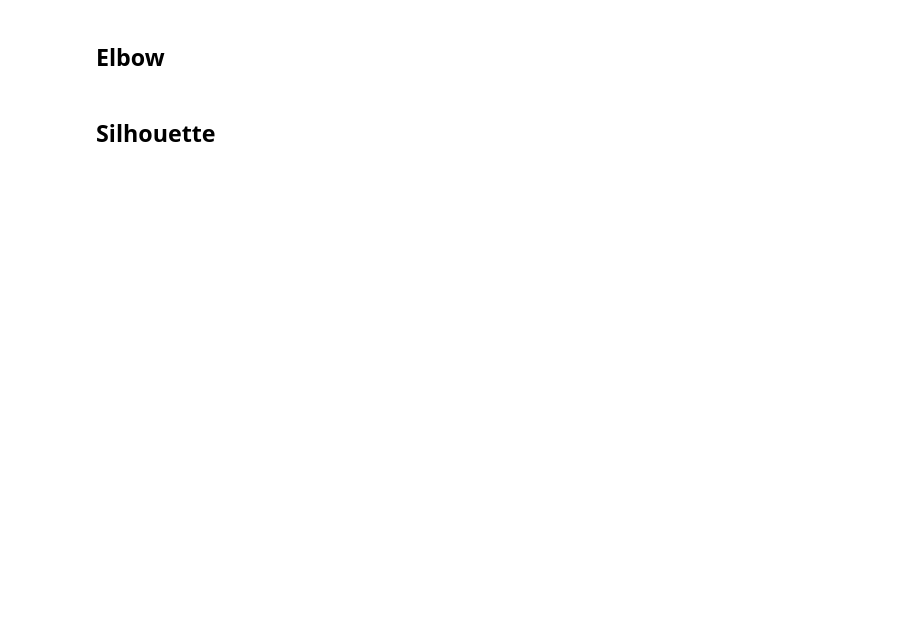
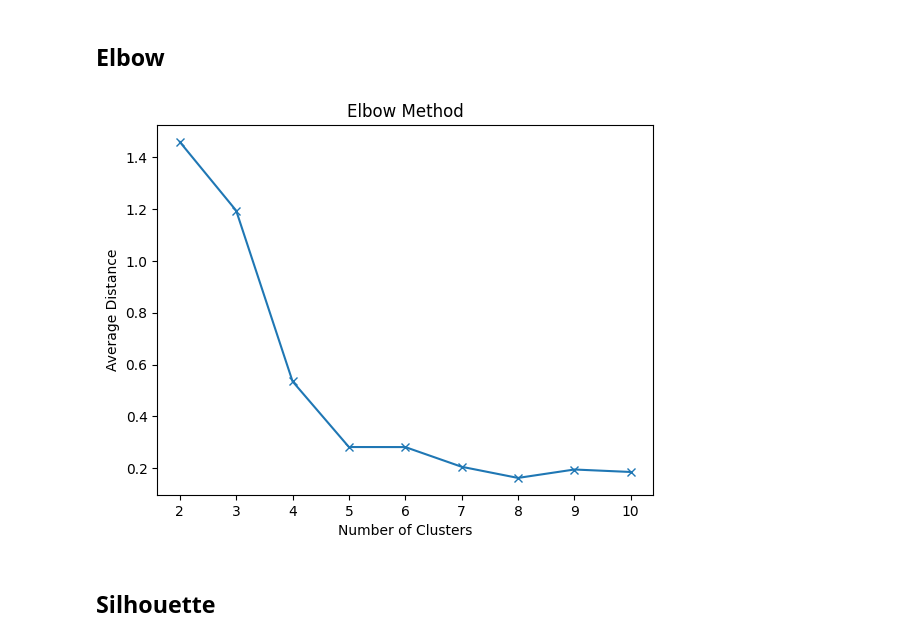
Before and after one commit to yustinbarnet/machine_learning, a Jupyter notebook: Sem_06/kmeans_selection.ipynb, the cells around one changed output. Cells and saved outputs as stored; diff of their text form; code cells hidden in the pictures; blank space fills up the shorter version.

```diff
--- a/Sem_06/kmeans_selection.ipynb
+++ b/Sem_06/kmeans_selection.ipynb
@@ -129,20 +136,19 @@ def euclidean_distance(pt1, pt2):
 clusters = [ 2,3,4,5,6,7,8,9,10 ] # K=1 no tiene sentido
 elbow_distances = [] #se guarda el valo de la distancia segun cada cluster
 # %%
-def elbow_kmeans(clusters, data):
-# Eval kmeans over each num of clusters
-  for k in clusters:
-    kmeans = KMeans(n_clusters = k )
-    kmeans.fit( X_train )
+def elbow_kmeans(clusters, X_train, X_test):
+    elbow_distances = []
+    for k in clusters:
+        kmeans = KMeans(n_clusters=k)
+        kmeans.fit(X_train)
 
-    centroides = kmeans.cluster_centers_ #con esto se sacan los centroides
-    predictions = kmeans.predict( X_test )
-    distance = 0
+        centroids = kmeans.cluster_centers_
+        predictions = kmeans.predict(X_test)
+        distance = 0
 
-    for i in range(0,len(X_test)) :
-      centroide = centroides[predictions[i]] #esto es para tomar cada una de las posiciones
-      distance += euclidean_distance( centroide , X_test[i] )
+        for i in range(len(X_test)):
+            centroide = centroids[predictions[i]]
+            distance += euclidean_distance(centroide, X_test[i])
 
-    elbow_distances.append(distance/len(X_test))
-
-  return elbow_distances
+        elbow_distances.append(distance / len(X_test))
+    return elbow_distances
@@ -152,2 +155,13 @@ elbow = elbow_kmeans( _ , _ )
+# %%
+clusters = [2, 3, 4, 5, 6, 7, 8, 9, 10]
+elbow_distances = elbow_kmeans(clusters, X_train, X_test)
+# %%
+plt.plot(clusters, elbow_distances, marker="x")
+plt.title("Elbow Method")
+plt.xlabel("Number of Clusters")
+plt.ylabel("Average Distance")
+plt.show()
+# %% [output]
+[figure, added]
 # %% [markdown]
 ## **Silhouette**
```
Also changed, not shown: parts of 10 cells of this notebook.
